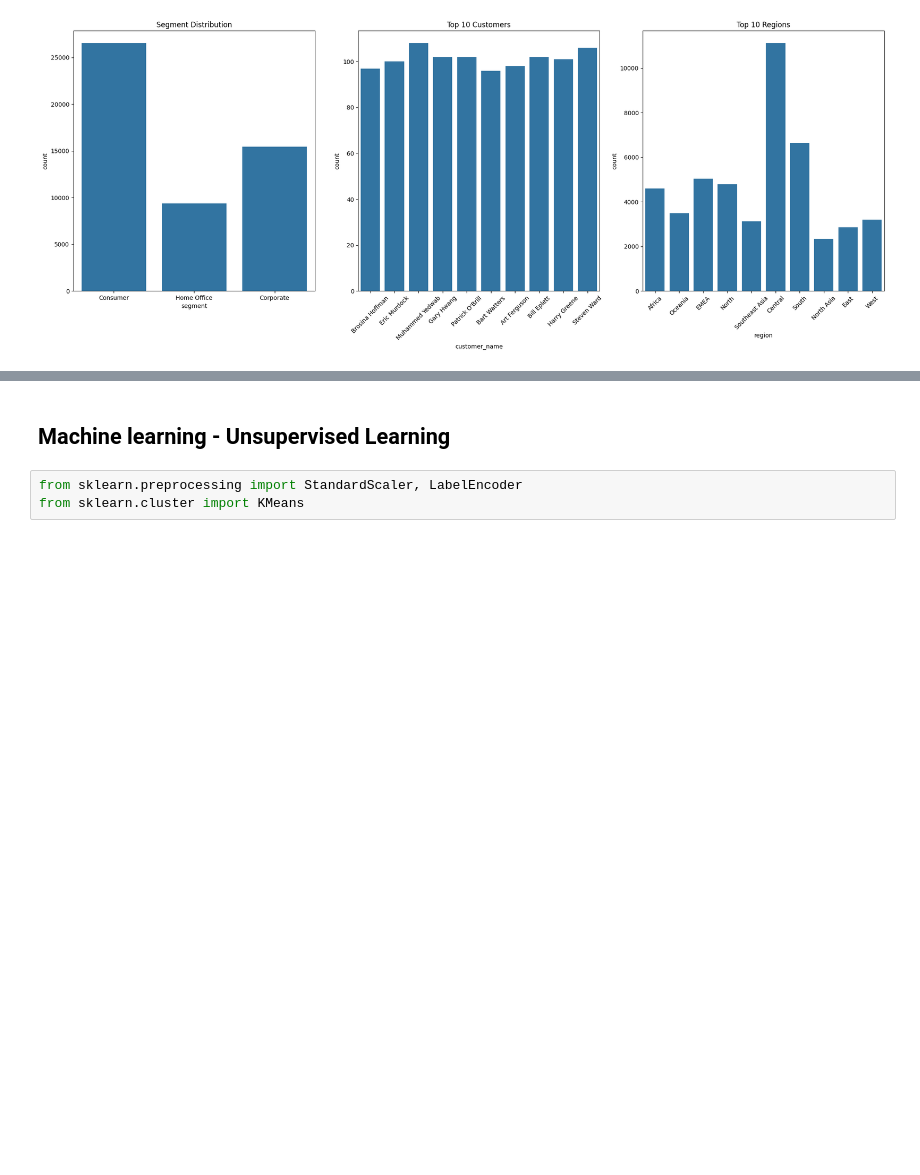
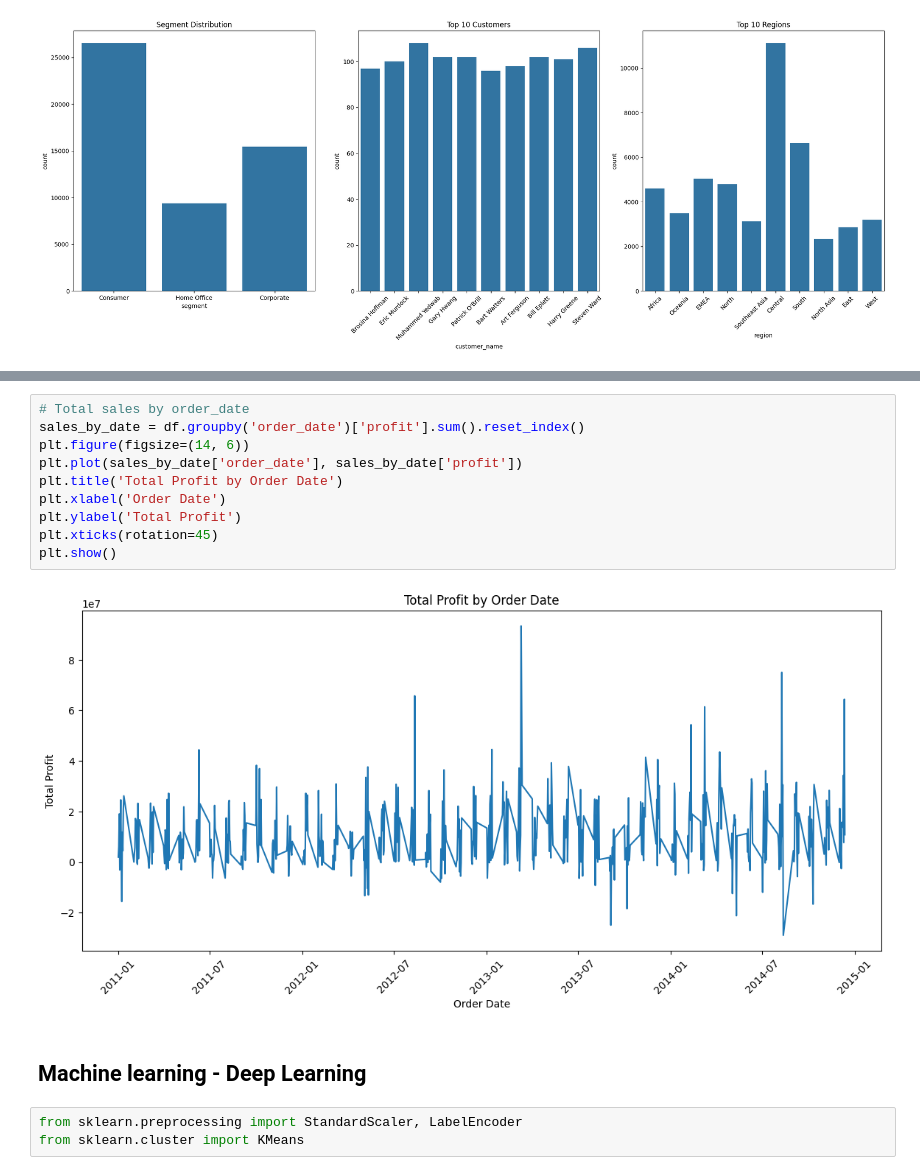
Before and after one commit to Mipjeiger/Supermarket-Sales, a Jupyter notebook: ML_Engineer/EDA/01_EDA.ipynb, the cells around one changed output, grey strips where cells are left out. Cells and saved outputs as stored; diff of their text form; blank space fills up the shorter version.

```diff
--- a/ML_Engineer/EDA/01_EDA.ipynb
+++ b/ML_Engineer/EDA/01_EDA.ipynb
@@ -118,5 +193,17 @@ plt.show()
+# %%
+# Total sales by order_date
+sales_by_date = df.groupby('order_date')['profit'].sum().reset_index()
+plt.figure(figsize=(14, 6))
+plt.plot(sales_by_date['order_date'], sales_by_date['profit'])
+plt.title('Total Profit by Order Date')
+plt.xlabel('Order Date')
+plt.ylabel('Total Profit')
+plt.xticks(rotation=45)
+plt.show()
+# %% [output]
+[figure, added]
 # %% [markdown]
-## Machine learning - Unsupervised Learning
+## Machine learning - Deep Learning
 # %%
 from sklearn.preprocessing import StandardScaler, LabelEncoder
 from sklearn.cluster import KMeans
```
Also changed, not shown: parts of 7 cells of this notebook.
